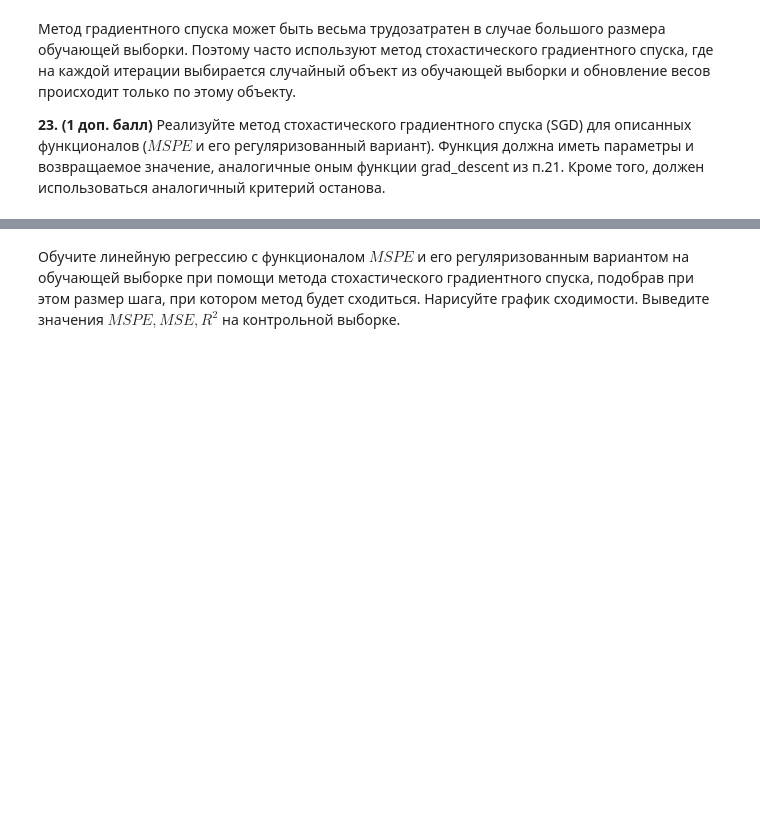
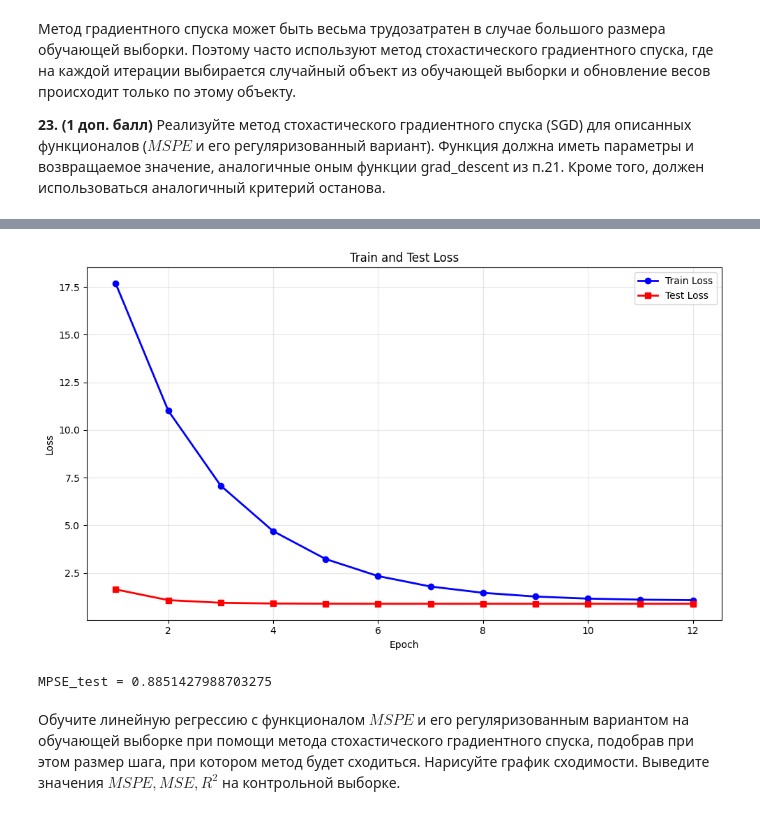
Before and after one commit to Uralbeckins/ML-Sokolov-Course, a Jupyter notebook: homework-practice-01-linregr.ipynb, the cells around one changed output, grey strips where cells are left out. Saved outputs shown, nothing was run; the diff lists cells and outputs as text; code cells hidden in the pictures; blank space fills up the shorter version.

```diff
--- a/homework-practice-01-linregr.ipynb
+++ b/homework-practice-01-linregr.ipynb
@@ -837,7 +895,7 @@ print(f' MSE = {mse} \n R2 = {r2}')
 def find_stable_step_size(
     X,
     y,
-    bias,
+    den,
     step_sizes,
     max_iter=20,
     eps=1e-5
@@ -854,13 +912,13 @@ def find_stable_step_size(
             exploded = False
 
             for _ in range(max_iter):
-                loss = get_func(w, X, y)
+                loss = get_func(w, X, y, den)
 
                 if prev_loss is not None and loss > prev_loss:
                     exploded = True
                     break
 
-                grad = get_grad(w, X, y).astype('float64').reshape((-1, 1))
+                grad = get_grad(w, X, y, den).astype('float64').reshape((-1, 1))
 
                 w -= step * grad
                 prev_loss = loss
@@ -892,7 +950,7 @@ for bias in bias_candidates:
     stable_steps = find_stable_step_size(
         X_train_1000,
         y_train_1000,
-        bias=bias,
+        den=bias,
         step_sizes=step_candidates
     )
 
@@ -918,6 +974,3 @@ print(succes)
 Метод градиентного спуска может быть весьма трудозатратен в случае большого размера обучающей выборки. Поэтому часто используют метод стохастического градиентного спуска, где на каждой итерации выбирается случайный объект из обучающей выборки и обновление весов происходит только по этому объекту.
 
 **23. (1 доп. балл)**  Реализуйте метод стохастического градиентного спуска (SGD) для описанных функционалов ($MSPE$ и его регуляризованный вариант). Функция должна иметь параметры и возвращаемое значение, аналогичные оным функции grad\_descent из п.21. Кроме того, должен использоваться аналогичный критерий останова.
-# %%
-def sgd(X, y, step_size, max_iter, eps, is_reg):
-    # Your code here
@@ -923,0 +1028,10 @@ def sgd(X, y, step_size, max_iter, eps, is_reg):
+# %%
+w, loss_train, loss_test = sgd(X_train,
+                               y_train,
+                               step_size=0.01,
+                               batch_size=1000,
+                               max_epoch=20,
+                               eps=1e-3,
+                               den=1,
+                               is_reg=True
+)
@@ -924,3 +1056,8 @@ def sgd(X, y, step_size, max_iter, eps, is_reg):
+# %%
+plot_loss(loss_train, loss_test)
+# %% [output]
+[figure, added]
+MPSE_test = 0.8851427988703275
 # %% [markdown]
 Обучите линейную регрессию с функционалом $MSPE$ и его регуляризованным вариантом на обучающей выборке при помощи метода стохастического градиентного спуска, подобрав при этом размер шага, при котором метод будет сходиться. Нарисуйте график сходимости. Выведите значения $MSPE, MSE, R^2$ на контрольной выборке.
 # %%
```
Also changed, not shown: parts of 14 cells of this notebook.
